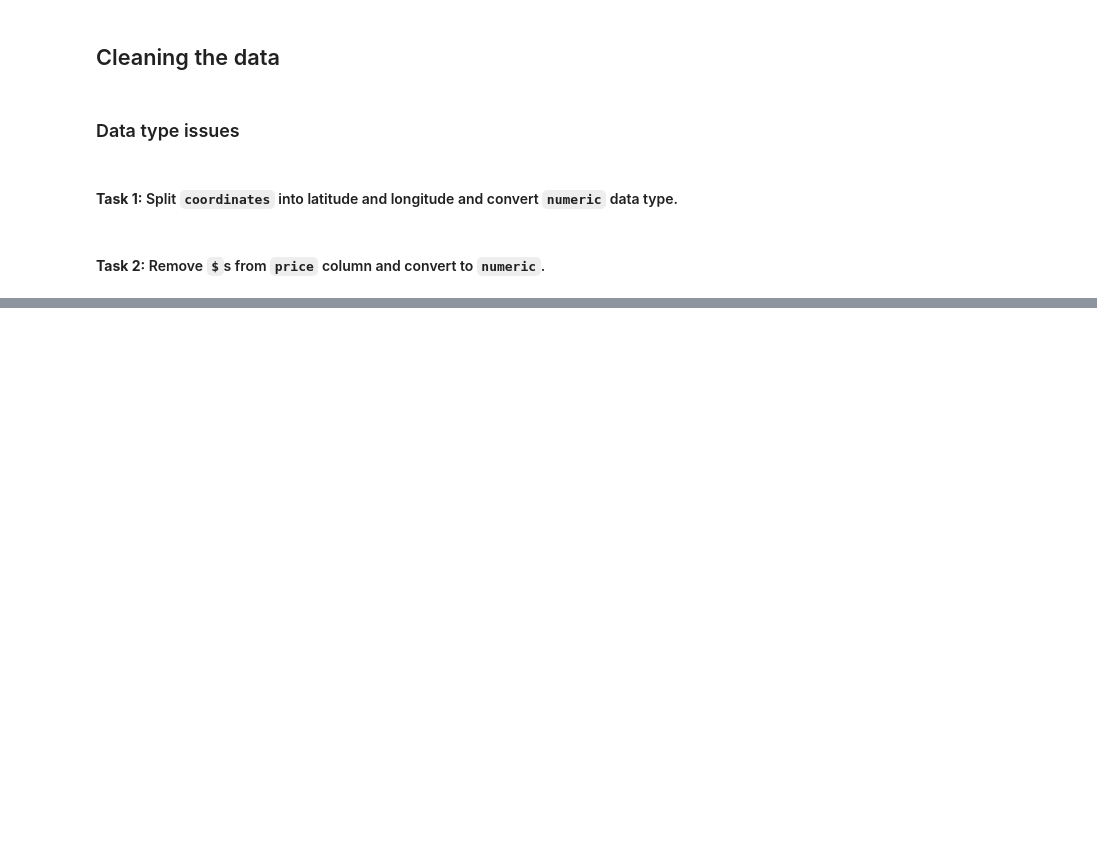
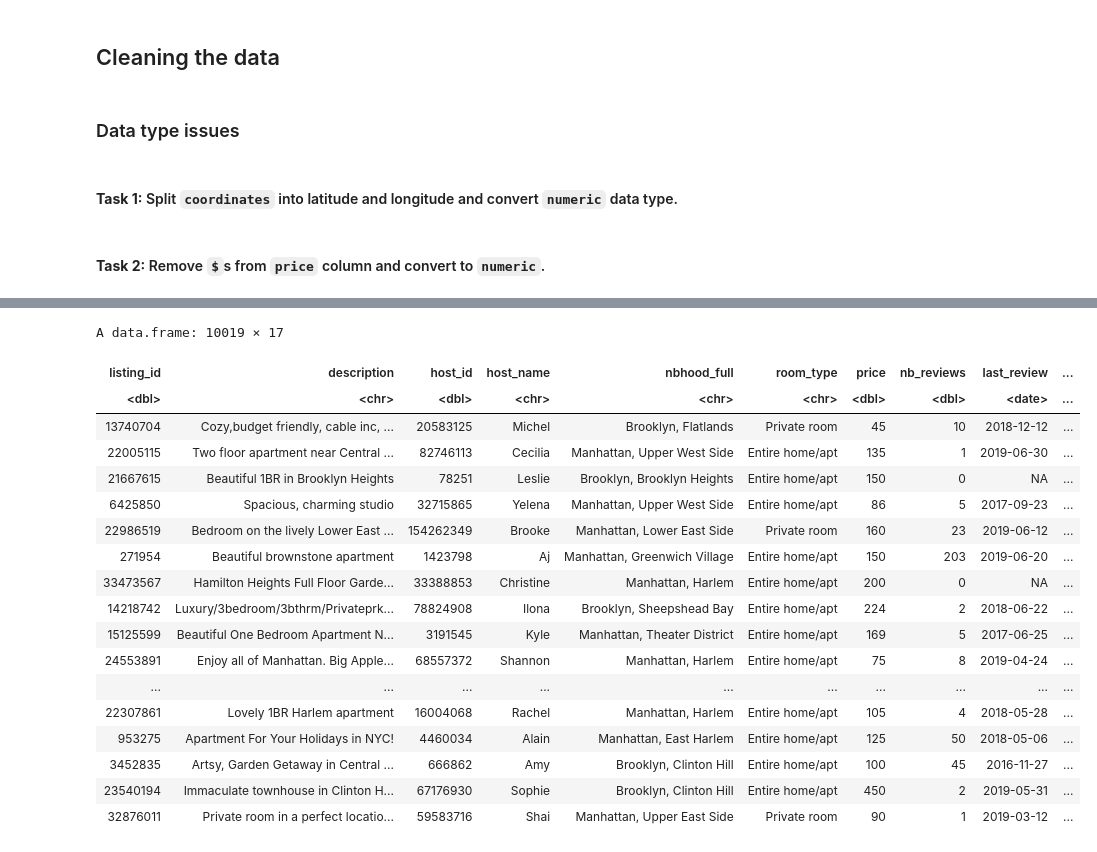
Before and after one commit to datacamp/cleaning-data-in-r-live-training, a Jupyter notebook: notebooks/cleaning_data_in_r_solution.ipynb, the cells around one changed output, grey strips where cells are left out. Saved outputs shown, nothing was run; the diff lists cells and outputs as text; code cells hidden in the pictures; blank space fills up the shorter version.

```diff
--- a/notebooks/cleaning_data_in_r_solution.ipynb
+++ b/notebooks/cleaning_data_in_r_solution.ipynb
@@ -270,0 +275,23 @@ A tibble: 6 × 16
+# %%
+airbnb %>%
+  mutate(last_review = as.Date(last_review, format = "%m/%d/%Y"))
+# %% [output]
+A data.frame: 10019 × 17
+| listing_id | description | host_id | host_name | nbhood_full | room_type | price | nb_reviews | last_review | ... |
+| <dbl> | <chr> | <dbl> | <chr> | <chr> | <chr> | <dbl> | <dbl> | <date> | ... |
+| 13740704 | Cozy,budget friendly, cable inc, ... | 20583125 | Michel | Brooklyn, Flatlands | Private room | 45 | 10 | 2018-12-12 | ... |
+| 22005115 | Two floor apartment near Central ... | 82746113 | Cecilia | Manhattan, Upper West Side | Entire home/apt | 135 | 1 | 2019-06-30 | ... |
+| 21667615 | Beautiful 1BR in Brooklyn Heights | 78251 | Leslie | Brooklyn, Brooklyn Heights | Entire home/apt | 150 | 0 | NA | ... |
+| 6425850 | Spacious, charming studio | 32715865 | Yelena | Manhattan, Upper West Side | Entire home/apt | 86 | 5 | 2017-09-23 | ... |
+| 22986519 | Bedroom on the lively Lower East ... | 154262349 | Brooke | Manhattan, Lower East Side | Private room | 160 | 23 | 2019-06-12 | ... |
+| 271954 | Beautiful brownstone apartment | 1423798 | Aj | Manhattan, Greenwich Village | Entire home/apt | 150 | 203 | 2019-06-20 | ... |
+| 33473567 | Hamilton Heights Full Floor Garde... | 33388853 | Christine | Manhattan, Harlem | Entire home/apt | 200 | 0 | NA | ... |
+| 14218742 | Luxury/3bedroom/3bthrm/Privateprk... | 78824908 | Ilona | Brooklyn, Sheepshead Bay | Entire home/apt | 224 | 2 | 2018-06-22 | ... |
+| 15125599 | Beautiful One Bedroom Apartment N... | 3191545 | Kyle | Manhattan, Theater District | Entire home/apt | 169 | 5 | 2017-06-25 | ... |
+| 24553891 | Enjoy all of Manhattan. Big Apple... | 68557372 | Shannon | Manhattan, Harlem | Entire home/apt | 75 | 8 | 2019-04-24 | ... |
+| ... | ... | ... | ... | ... | ... | ... | ... | ... | ... |
+| 22307861 | Lovely 1BR Harlem apartment | 16004068 | Rachel | Manhattan, Harlem | Entire home/apt | 105 | 4 | 2018-05-28 | ... |
+| 953275 | Apartment For Your Holidays in NYC! | 4460034 | Alain | Manhattan, East Harlem | Entire home/apt | 125 | 50 | 2018-05-06 | ... |
+| 3452835 | Artsy, Garden Getaway in Central ... | 666862 | Amy | Brooklyn, Clinton Hill | Entire home/apt | 100 | 45 | 2016-11-27 | ... |
+| 23540194 | Immaculate townhouse in Clinton H... | 67176930 | Sophie | Brooklyn, Clinton Hill | Entire home/apt | 450 | 2 | 2019-05-31 | ... |
+| 32876011 | Private room in a perfect locatio... | 59583716 | Shai | Manhattan, Upper East Side | Private room | 90 | 1 | 2019-03-12 | ... |
```
Also changed, not shown: parts of 9 cells of this notebook.
